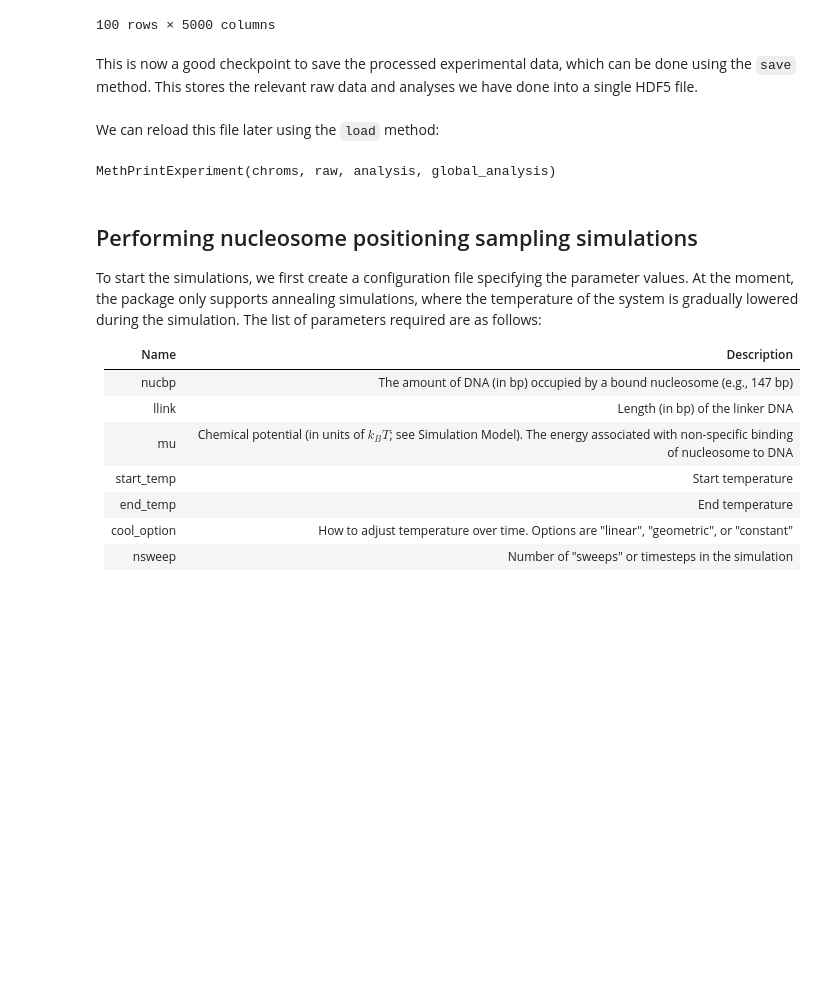
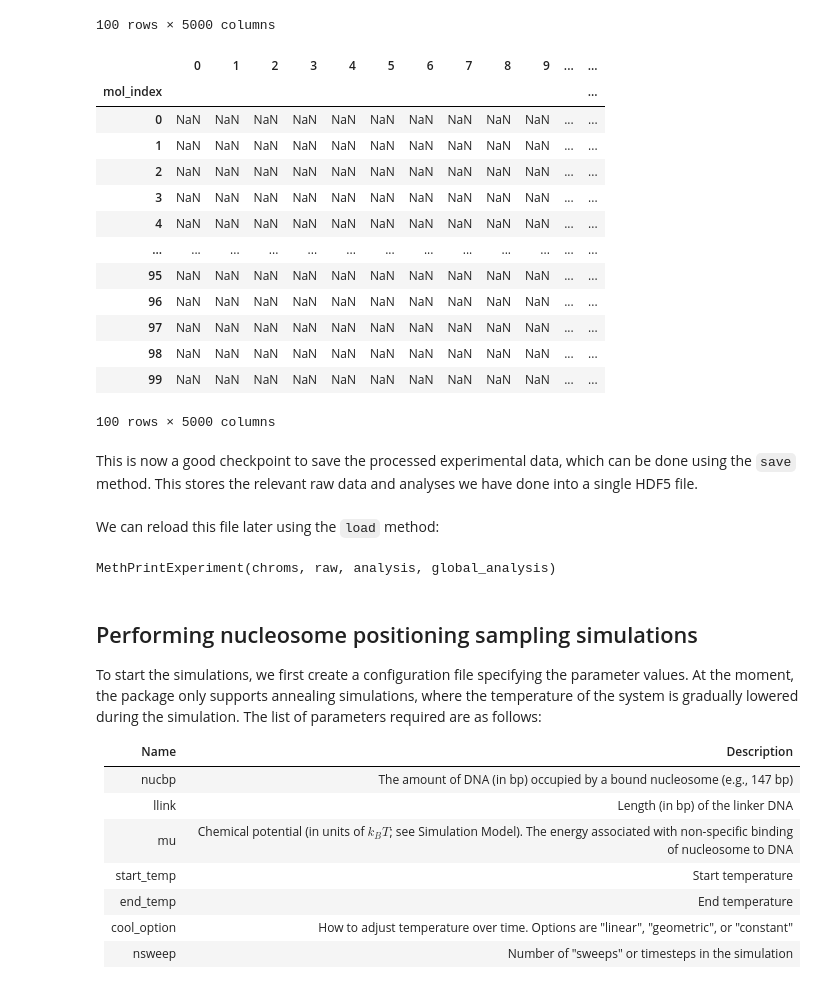
Before and after one commit to mchchiang/catella, a Jupyter notebook: docs/source/tutorials/tut01_quick_start/quick_start.ipynb, the cells around one changed output. Drawn from its saved outputs; the diff is of its cells as text; code cells hidden in the pictures; blank space fills up the shorter version.

```diff
--- a/docs/source/tutorials/tut01_quick_start/quick_start.ipynb
+++ b/docs/source/tutorials/tut01_quick_start/quick_start.ipynb
@@ -165,6 +165,28 @@ exp_data.analysis["Oct4"]["meth_prob"]
 | 98 | 0.787144 | 0.782236 | 0.778701 | 0.778701 | 0.778701 | 0.788283 | 0.788283 | 0.788283 | 0.788283 | 0.757098 | ... | ... |
 | 99 | 0.840640 | 0.840640 | 0.840640 | 0.831483 | 0.833095 | 0.833095 | 0.833095 | 0.835315 | 0.816812 | 0.823771 | ... | ... |
 100 rows × 5000 columns
+# %%
+from nucmc.mapping import CoordsTransform
+binsize = 147
+coords = CoordsTransform(binsize=binsize)
+centered = coords.left_to_center_aligned(exp_data.analysis["Oct4"]["meth_prob"])
+exp_data.analysis["Oct4"]["meth_prob_centered"] = centered
+centered
+# %% [output]
+|  | 0 | 1 | 2 | 3 | 4 | 5 | 6 | 7 | 8 | 9 | ... | ... |
+| mol_index |  |  |  |  |  |  |  |  |  |  |  | ... |
+| 0 | NaN | NaN | NaN | NaN | NaN | NaN | NaN | NaN | NaN | NaN | ... | ... |
+| 1 | NaN | NaN | NaN | NaN | NaN | NaN | NaN | NaN | NaN | NaN | ... | ... |
+| 2 | NaN | NaN | NaN | NaN | NaN | NaN | NaN | NaN | NaN | NaN | ... | ... |
+| 3 | NaN | NaN | NaN | NaN | NaN | NaN | NaN | NaN | NaN | NaN | ... | ... |
+| 4 | NaN | NaN | NaN | NaN | NaN | NaN | NaN | NaN | NaN | NaN | ... | ... |
+| ... | ... | ... | ... | ... | ... | ... | ... | ... | ... | ... | ... | ... |
+| 95 | NaN | NaN | NaN | NaN | NaN | NaN | NaN | NaN | NaN | NaN | ... | ... |
+| 96 | NaN | NaN | NaN | NaN | NaN | NaN | NaN | NaN | NaN | NaN | ... | ... |
+| 97 | NaN | NaN | NaN | NaN | NaN | NaN | NaN | NaN | NaN | NaN | ... | ... |
+| 98 | NaN | NaN | NaN | NaN | NaN | NaN | NaN | NaN | NaN | NaN | ... | ... |
+| 99 | NaN | NaN | NaN | NaN | NaN | NaN | NaN | NaN | NaN | NaN | ... | ... |
+100 rows × 5000 columns
 # %% [markdown]
 This is now a good checkpoint to save the processed experimental data, which can be done using the `save` method. This stores the relevant raw data and analyses we have done into a single HDF5 file.
 # %%
```
Also changed, not shown: parts of 1 cell of this notebook, 15 other files.
